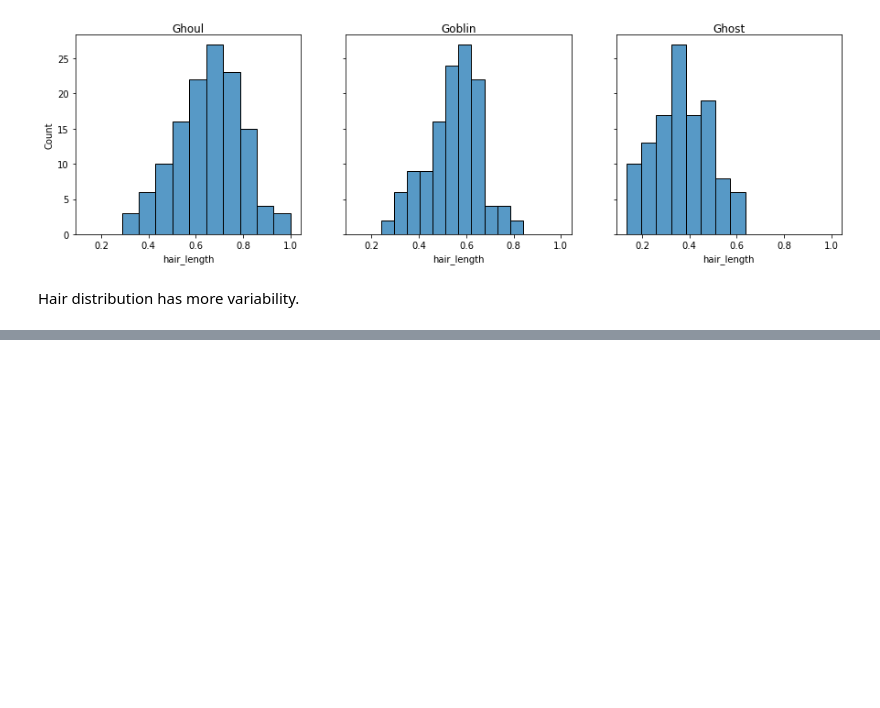
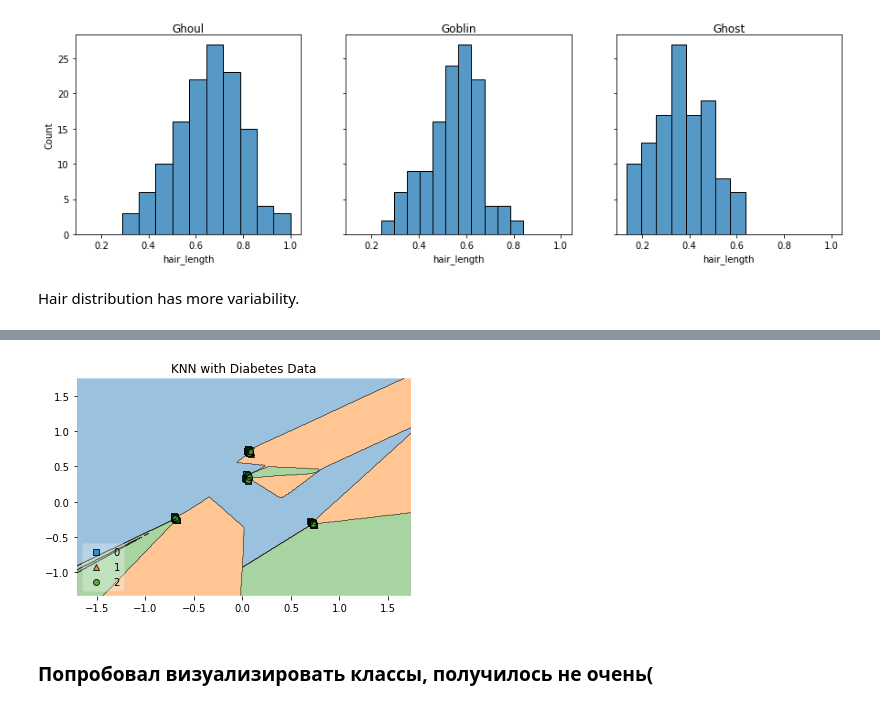
Before and after one commit to Lisstrange/Mini-examples, a Jupyter notebook: ghosts.ipynb, the cells around one changed output, grey strips where cells are left out. Drawn from its saved outputs; the diff is of its cells as text; code cells hidden in the pictures; blank space fills up the shorter version.

```diff
--- a/ghosts.ipynb
+++ b/ghosts.ipynb
@@ -232,0 +455,14 @@ ax.legend()
+# %%
+value = 20000
+width = 20000
+plot_decision_regions(X_pca, y.values, clf=knn, legend=3)
+
+# Adding axes annotations
+#plt.xlabel('sepal length [cm]')
+#plt.ylabel('petal length [cm]')
+plt.title('KNN with Diabetes Data')
+plt.show()
+# %% [output]
+[figure, added]
+# %% [markdown]
+### Попробовал визуализировать классы, получилось не очень(
```
Also changed, not shown: parts of 26 cells of this notebook.
